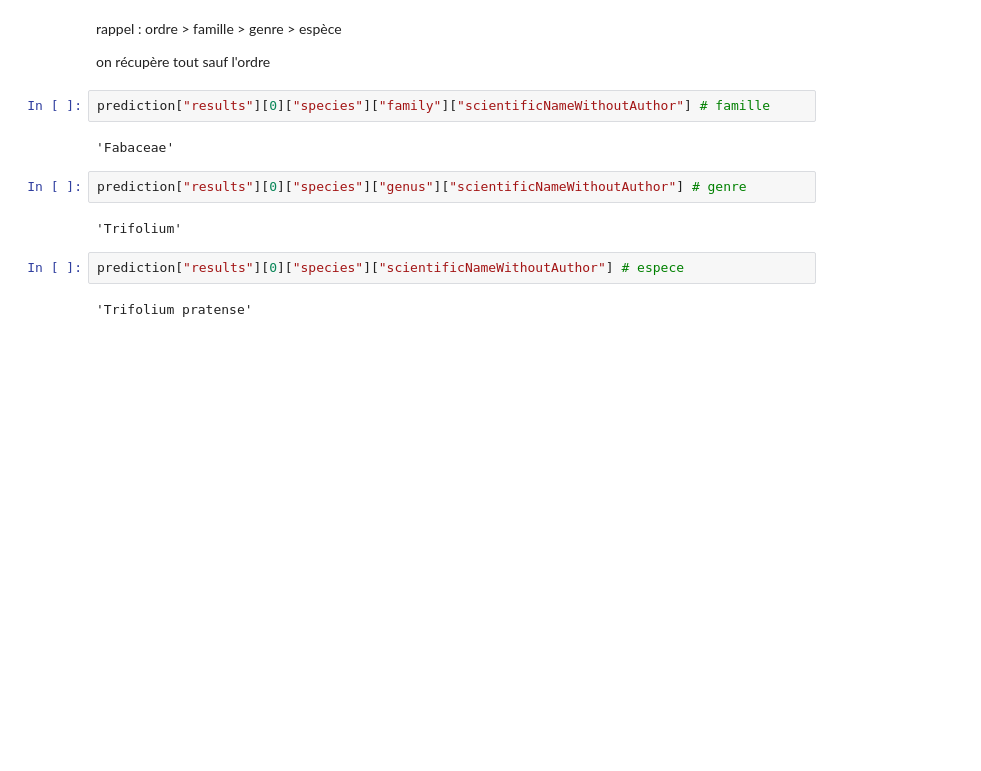
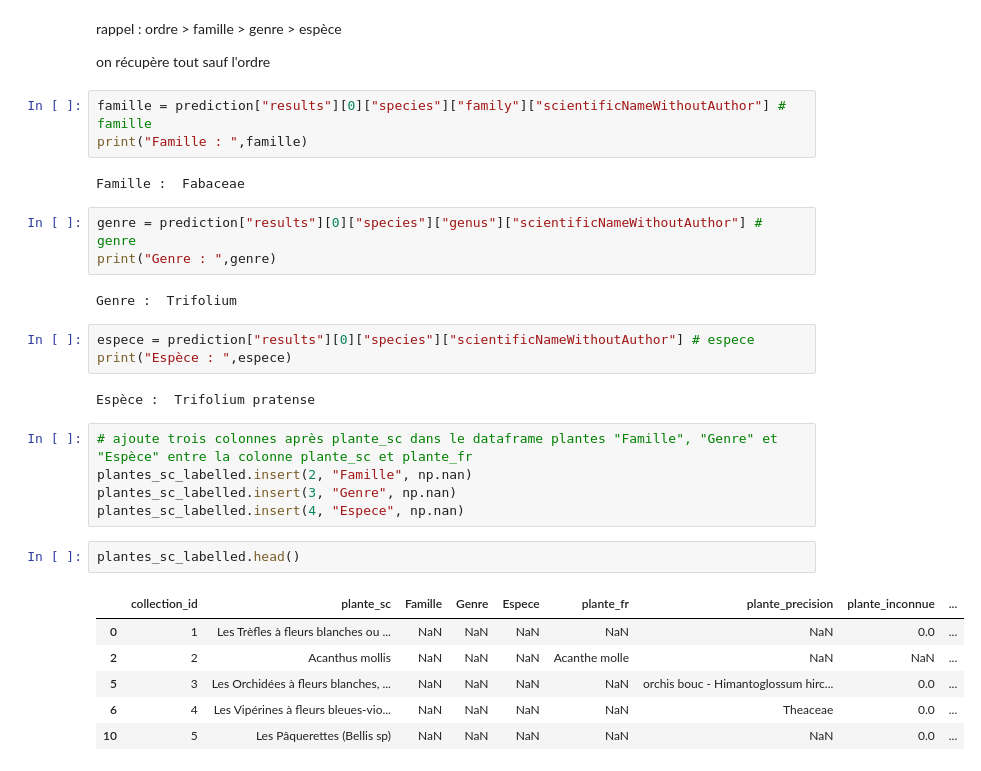
Before and after one commit to juldpnt/fil-rouge-pollinisateurs, a Jupyter notebook: notebooks/plantnet_poc.ipynb, the cells around one changed output. Drawn from its saved outputs; the diff is of its cells as text; blank space fills up the shorter version.

```diff
--- a/notebooks/plantnet_poc.ipynb
+++ b/notebooks/plantnet_poc.ipynb
@@ -344,14 +333,31 @@ rappel : ordre > famille > genre > espèce
 
 on récupère tout sauf l'ordre
 # %%
-prediction["results"][0]["species"]["family"]["scientificNameWithoutAuthor"] # famille
+famille = prediction["results"][0]["species"]["family"]["scientificNameWithoutAuthor"] # famille
+print("Famille : ",famille)
 # %% [output]
-'Fabaceae'
+Famille :  Fabaceae
 # %%
-prediction["results"][0]["species"]["genus"]["scientificNameWithoutAuthor"] # genre
+genre = prediction["results"][0]["species"]["genus"]["scientificNameWithoutAuthor"] # genre
+print("Genre : ",genre)
 # %% [output]
-'Trifolium'
+Genre :  Trifolium
 # %%
-prediction["results"][0]["species"]["scientificNameWithoutAuthor"] # espece
+espece = prediction["results"][0]["species"]["scientificNameWithoutAuthor"] # espece
+print("Espèce : ",espece)
 # %% [output]
-'Trifolium pratense'
+Espèce :  Trifolium pratense
+# %%
+# ajoute trois colonnes après plante_sc dans le dataframe plantes "Famille", "Genre" et "Espèce" entre la colonne plante_sc et plante_fr
+plantes_sc_labelled.insert(2, "Famille", np.nan)
+plantes_sc_labelled.insert(3, "Genre", np.nan)
+plantes_sc_labelled.insert(4, "Espece", np.nan)
+# %%
+plantes_sc_labelled.head()
+# %% [output]
+|  | collection_id | plante_sc | Famille | Genre | Espece | plante_fr | plante_precision | plante_inconnue | ... |
+| 0 | 1 | Les Trèfles à fleurs blanches ou ... | NaN | NaN | NaN | NaN | NaN | 0.0 | ... |
+| 2 | 2 | Acanthus mollis | NaN | NaN | NaN | Acanthe molle | NaN | NaN | ... |
+| 5 | 3 | Les Orchidées à fleurs blanches, ... | NaN | NaN | NaN | NaN | orchis bouc - Himantoglossum hirc... | 0.0 | ... |
+| 6 | 4 | Les Vipérines à fleurs bleues-vio... | NaN | NaN | NaN | NaN | Theaceae | 0.0 | ... |
+| 10 | 5 | Les Pâquerettes (Bellis sp) | NaN | NaN | NaN | NaN | NaN | 0.0 | ... |
```
Also changed, not shown: parts of 2 cells of this notebook, 1 other file.
